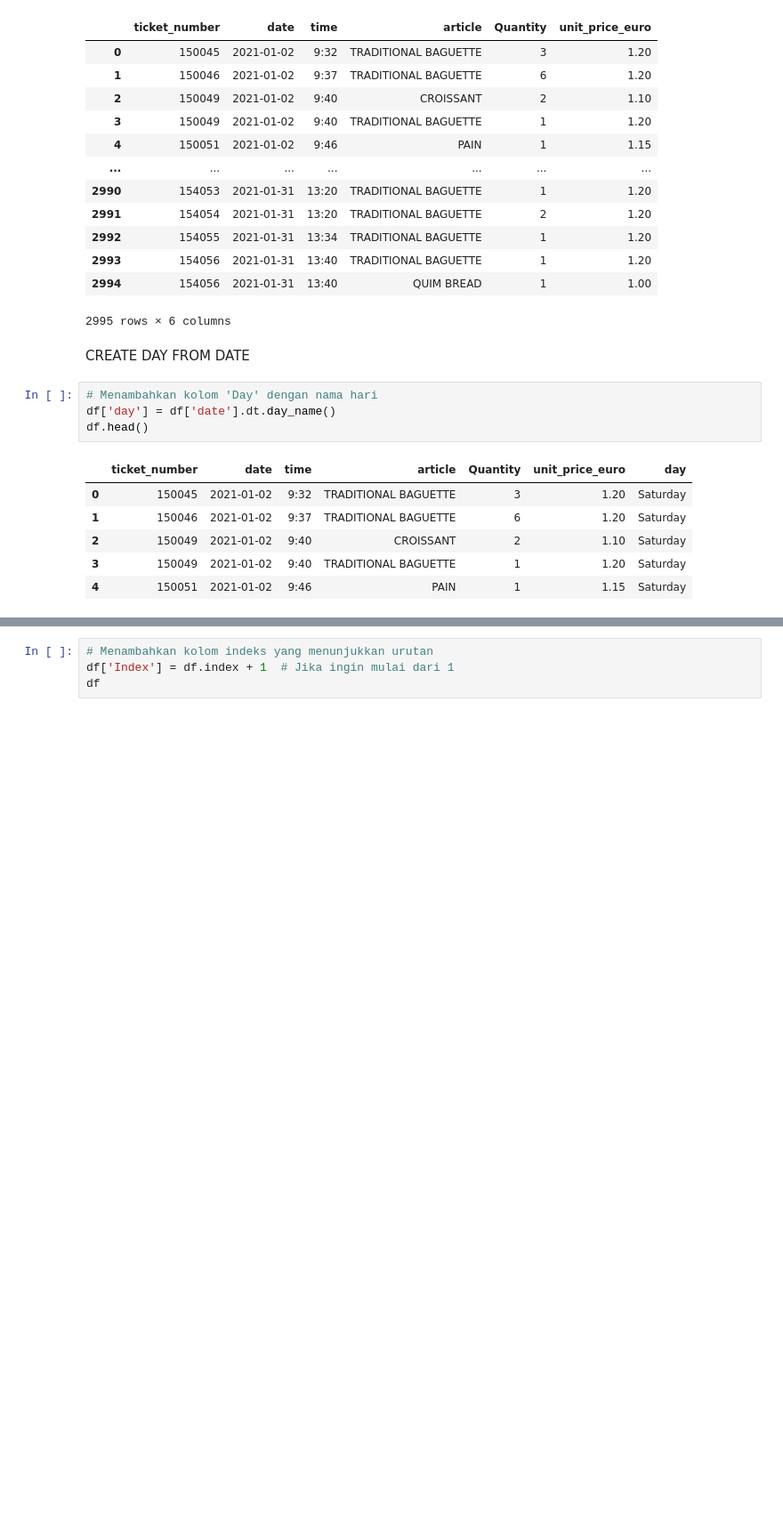
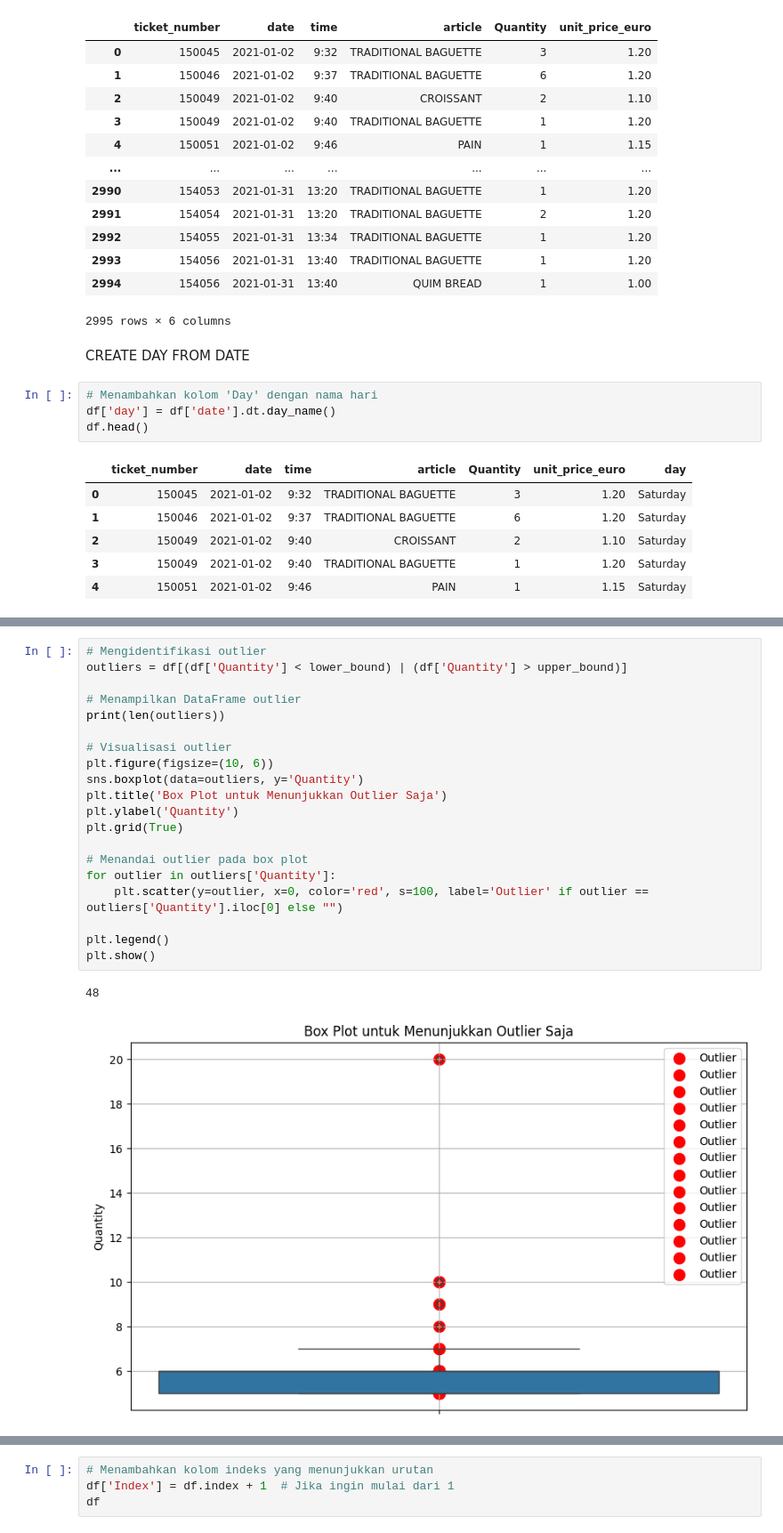
Before and after one commit to ThoriqNaufal20/Bakery-Data, a Jupyter notebook: analysis_bakeryshop.ipynb, the cells around one changed output, grey strips where cells are left out. Shown at 89% size. Saved outputs shown, nothing was run; the diff lists cells and outputs as text; blank space fills up the shorter version.

```diff
--- a/analysis_bakeryshop.ipynb
+++ b/analysis_bakeryshop.ipynb
@@ -124,3 +176,26 @@ df
+# %%
+# Mengidentifikasi outlier
+outliers = df[(df['Quantity'] < lower_bound) | (df['Quantity'] > upper_bound)]
+
+# Menampilkan DataFrame outlier
+print(len(outliers))
+
+# Visualisasi outlier
+plt.figure(figsize=(10, 6))
+sns.boxplot(data=outliers, y='Quantity')
+plt.title('Box Plot untuk Menunjukkan Outlier Saja')
+plt.ylabel('Quantity')
+plt.grid(True)
+
+# Menandai outlier pada box plot
+for outlier in outliers['Quantity']:
+    plt.scatter(y=outlier, x=0, color='red', s=100, label='Outlier' if outlier == outliers['Quantity'].iloc[0] else "")
+
+plt.legend()
+plt.show()
+# %% [output]
+48
+[figure, added]
 # %%
 total_rev = df['amount'].sum()
 print(total_rev)
```
Also changed, not shown: parts of 16 cells of this notebook, 1 other file.
